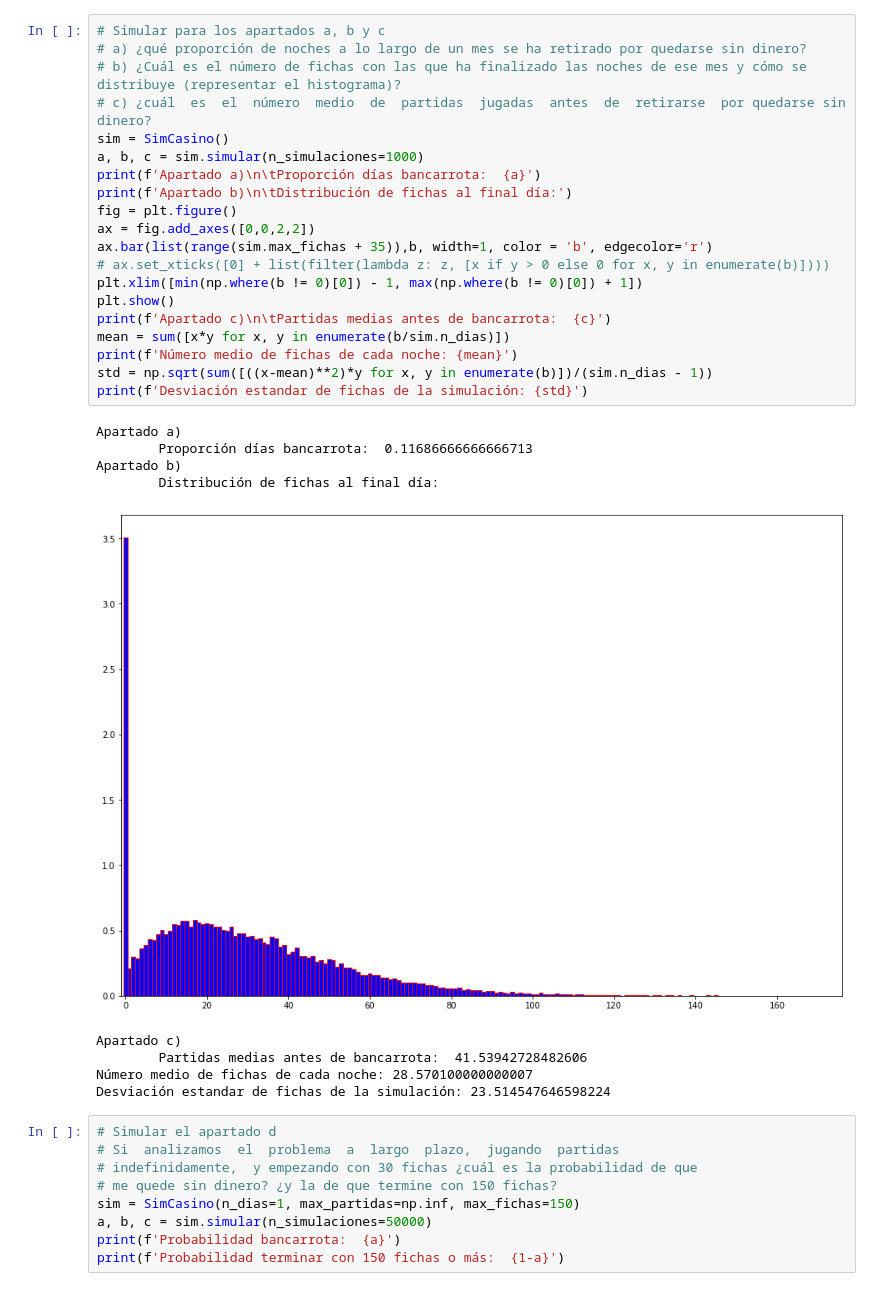
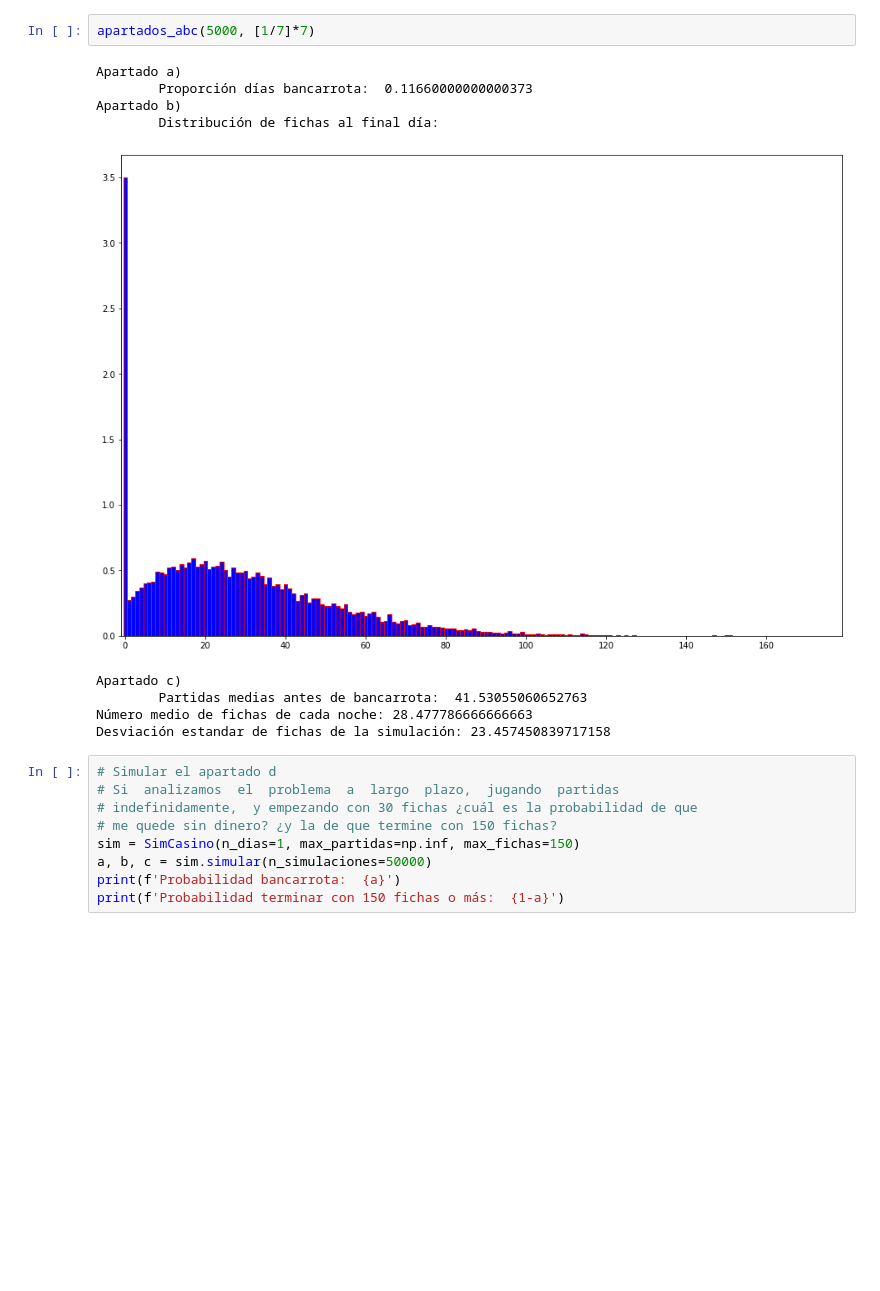
Before and after one commit to aanxel/MetodosDeSimulacion, a Jupyter notebook: Practica2/casino.ipynb, the cells around one changed output. Saved outputs shown, nothing was run; the diff lists cells and outputs as text; blank space fills up the shorter version.

```diff
--- a/Practica2/casino.ipynb
+++ b/Practica2/casino.ipynb
@@ -32,33 +1,15 @@ Número medio de fichas de cada noche: 28.686626666666672
-# %%
-# Simular para los apartados a, b y c
-# a) ¿qué proporción de noches a lo largo de un mes se ha retirado por quedarse sin dinero?
-# b) ¿Cuál es el número de fichas con las que ha finalizado las noches de ese mes y cómo se distribuye (representar el histograma)?
-# c) ¿cuál  es  el  número  medio  de  partidas  jugadas  antes  de  retirarse  por quedarse sin dinero?
-sim = SimCasino()
-a, b, c = sim.simular(n_simulaciones=1000)
-print(f'Apartado a)\n\tProporción días bancarrota:  {a}')
-print(f'Apartado b)\n\tDistribución de fichas al final día:')
-fig = plt.figure()
-ax = fig.add_axes([0,0,2,2])
-ax.bar(list(range(sim.max_fichas + 35)),b, width=1, color = 'b', edgecolor='r')
-# ax.set_xticks([0] + list(filter(lambda z: z, [x if y > 0 else 0 for x, y in enumerate(b)])))
-plt.xlim([min(np.where(b != 0)[0]) - 1, max(np.where(b != 0)[0]) + 1])
-plt.show()
-print(f'Apartado c)\n\tPartidas medias antes de bancarrota:  {c}')
-mean = sum([x*y for x, y in enumerate(b/sim.n_dias)])
-print(f'Número medio de fichas de cada noche: {mean}')
-std = np.sqrt(sum([((x-mean)**2)*y for x, y in enumerate(b)])/(sim.n_dias - 1))
-print(f'Desviación estandar de fichas de la simulación: {std}')
-# %% [output]
-Apartado a)
-        Proporción días bancarrota:  0.11686666666666713
-Apartado b)
-        Distribución de fichas al final día:
-[figure, removed]
-Apartado c)
-        Partidas medias antes de bancarrota:  41.53942728482606
-Número medio de fichas de cada noche: 28.570100000000007
-Desviación estandar de fichas de la simulación: 23.514547646598224
+# %%
+apartados_abc(5000, [1/7]*7)
+# %% [output]
+Apartado a)
+        Proporción días bancarrota:  0.11660000000000373
+Apartado b)
+        Distribución de fichas al final día:
+[figure, added]
+Apartado c)
+        Partidas medias antes de bancarrota:  41.53055060652763
+Número medio de fichas de cada noche: 28.477786666666663
+Desviación estandar de fichas de la simulación: 23.457450839717158
 # %%
 # Simular el apartado d
 # Si  analizamos  el  problema  a  largo  plazo,  jugando  partidas
```
Also changed, not shown: parts of 26 cells of this notebook, 1 other file.
